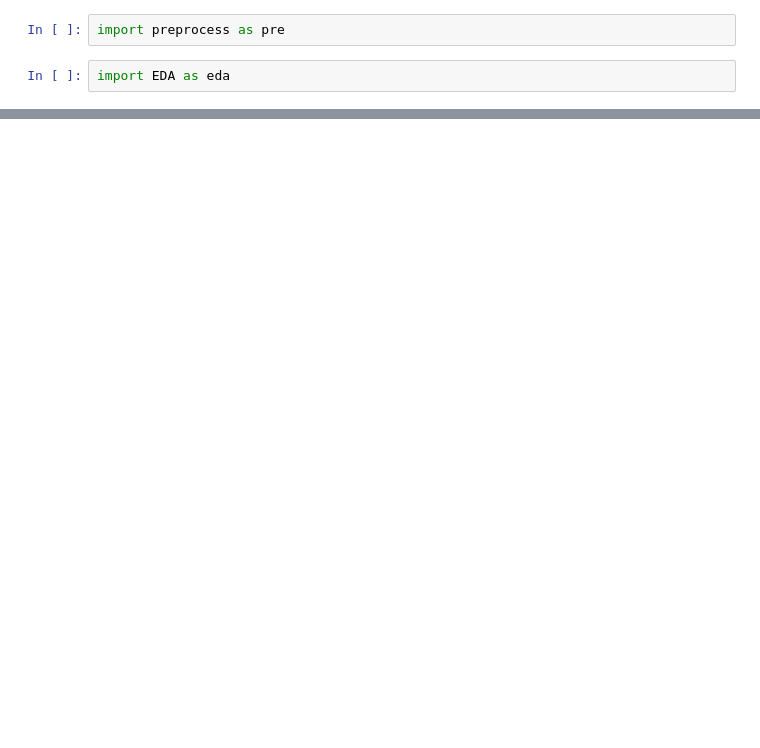
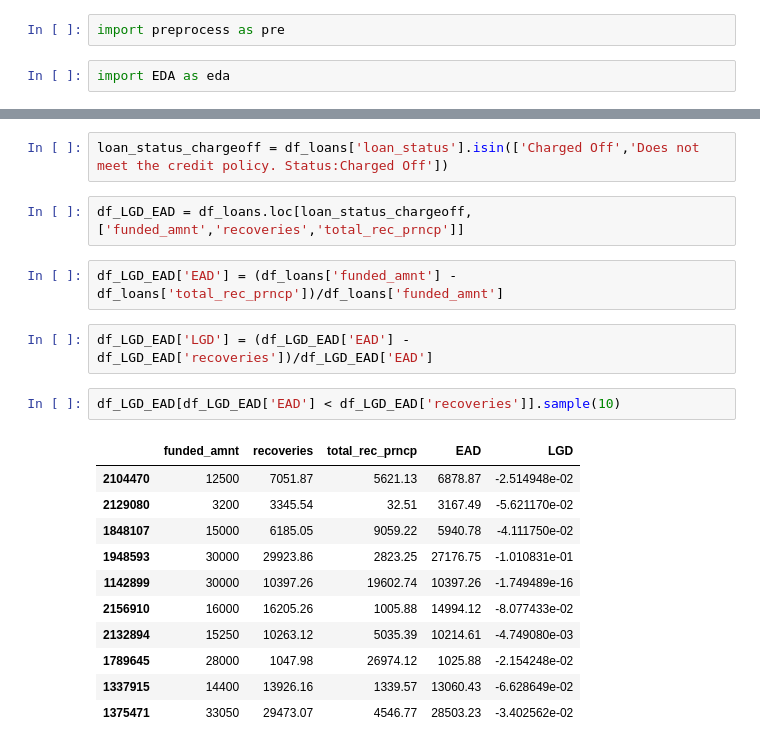
Before and after one commit to adarsh-dattatri/LC-_loanstrategy, a Jupyter notebook: LC_main_pipeline.ipynb, the cells around one changed output, grey strips where cells are left out. Saved outputs shown, nothing was run; the diff lists cells and outputs as text; blank space fills up the shorter version.

```diff
--- a/LC_main_pipeline.ipynb
+++ b/LC_main_pipeline.ipynb
@@ -28,0 +218,22 @@ df = pre.emp_length_to_numeric(df)
+# %%
+loan_status_chargeoff = df_loans['loan_status'].isin(['Charged Off','Does not meet the credit policy. Status:Charged Off'])
+# %%
+df_LGD_EAD = df_loans.loc[loan_status_chargeoff,['funded_amnt','recoveries','total_rec_prncp']]
+# %%
+df_LGD_EAD['EAD'] = (df_loans['funded_amnt'] - df_loans['total_rec_prncp'])/df_loans['funded_amnt']
+# %%
+df_LGD_EAD['LGD'] = (df_LGD_EAD['EAD'] - df_LGD_EAD['recoveries'])/df_LGD_EAD['EAD']
+# %%
+df_LGD_EAD[df_LGD_EAD['EAD'] < df_LGD_EAD['recoveries']].sample(10)
+# %% [output]
+|  | funded_amnt | recoveries | total_rec_prncp | EAD | LGD |
+| 2104470 | 12500 | 7051.87 | 5621.13 | 6878.87 | -2.514948e-02 |
+| 2129080 | 3200 | 3345.54 | 32.51 | 3167.49 | -5.621170e-02 |
+| 1848107 | 15000 | 6185.05 | 9059.22 | 5940.78 | -4.111750e-02 |
+| 1948593 | 30000 | 29923.86 | 2823.25 | 27176.75 | -1.010831e-01 |
+| 1142899 | 30000 | 10397.26 | 19602.74 | 10397.26 | -1.749489e-16 |
+| 2156910 | 16000 | 16205.26 | 1005.88 | 14994.12 | -8.077433e-02 |
+| 2132894 | 15250 | 10263.12 | 5035.39 | 10214.61 | -4.749080e-03 |
+| 1789645 | 28000 | 1047.98 | 26974.12 | 1025.88 | -2.154248e-02 |
+| 1337915 | 14400 | 13926.16 | 1339.57 | 13060.43 | -6.628649e-02 |
+| 1375471 | 33050 | 29473.07 | 4546.77 | 28503.23 | -3.402562e-02 |
```
Also changed, not shown: parts of 58 cells of this notebook, 3 other files.
